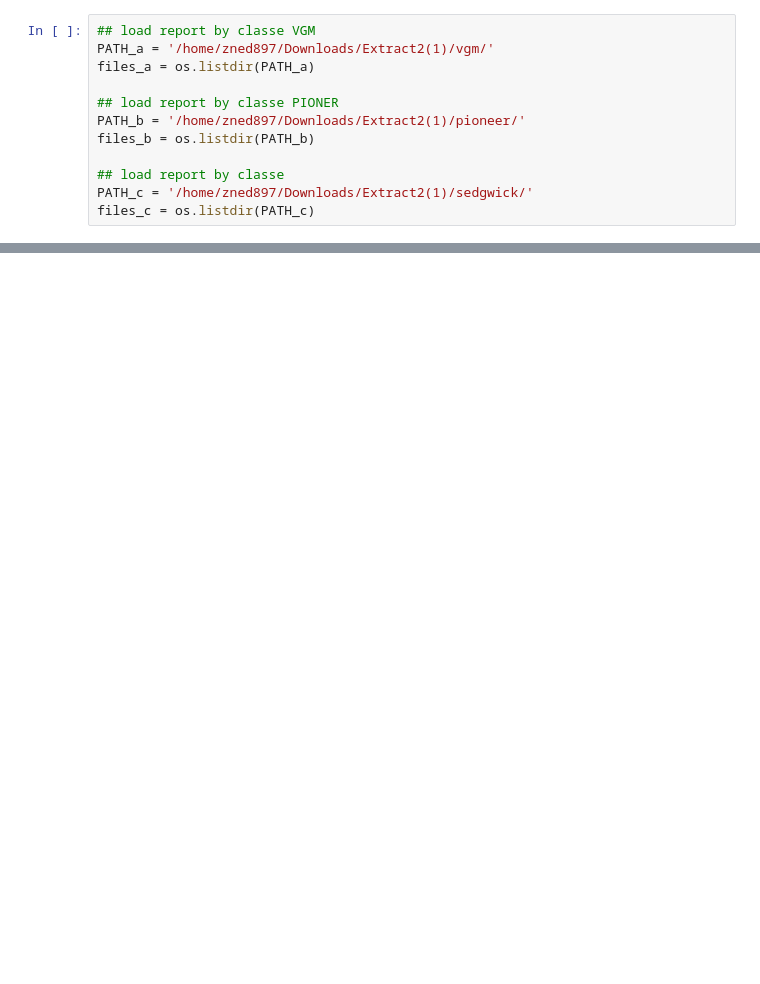
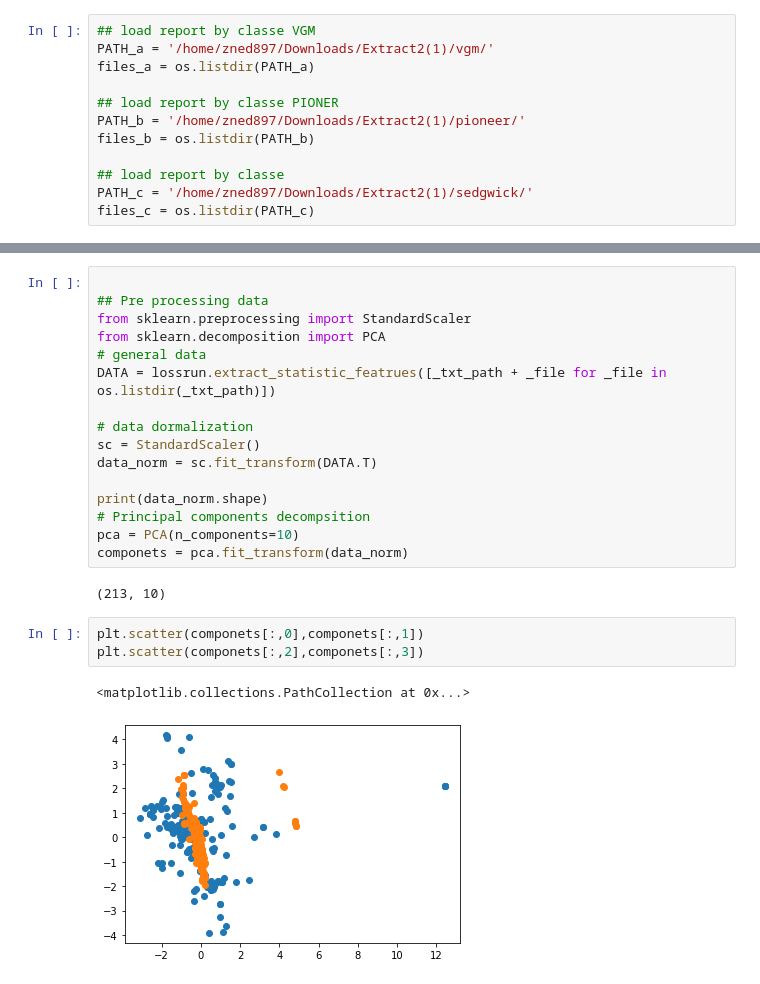
Before and after one commit to zaned897/pdfTextanalyzer, a Jupyter notebook: clustering.ipynb, the cells around one changed output, grey strips where cells are left out. Drawn from its saved outputs; the diff is of its cells as text; blank space fills up the shorter version.

```diff
--- a/clustering.ipynb
+++ b/clustering.ipynb
@@ -70,0 +47,24 @@ plt.scatter(mean_c_x,mean_c_y)
+# %%
+
+## Pre processing data
+from sklearn.preprocessing import StandardScaler
+from sklearn.decomposition import PCA
+# general data
+DATA = lossrun.extract_statistic_featrues([_txt_path + _file for _file in os.listdir(_txt_path)])
+
+# data dormalization
+sc = StandardScaler()
+data_norm = sc.fit_transform(DATA.T)
+
+print(data_norm.shape)
+# Principal components decompsition
+pca = PCA(n_components=10)
+componets = pca.fit_transform(data_norm)
+# %% [output]
+(213, 10)
+# %%
+plt.scatter(componets[:,0],componets[:,1])
+plt.scatter(componets[:,2],componets[:,3])
+# %% [output]
+<matplotlib.collections.PathCollection at 0x...>
+[figure, added]
```
Also changed, not shown: parts of 9 cells of this notebook, 1 other file.
